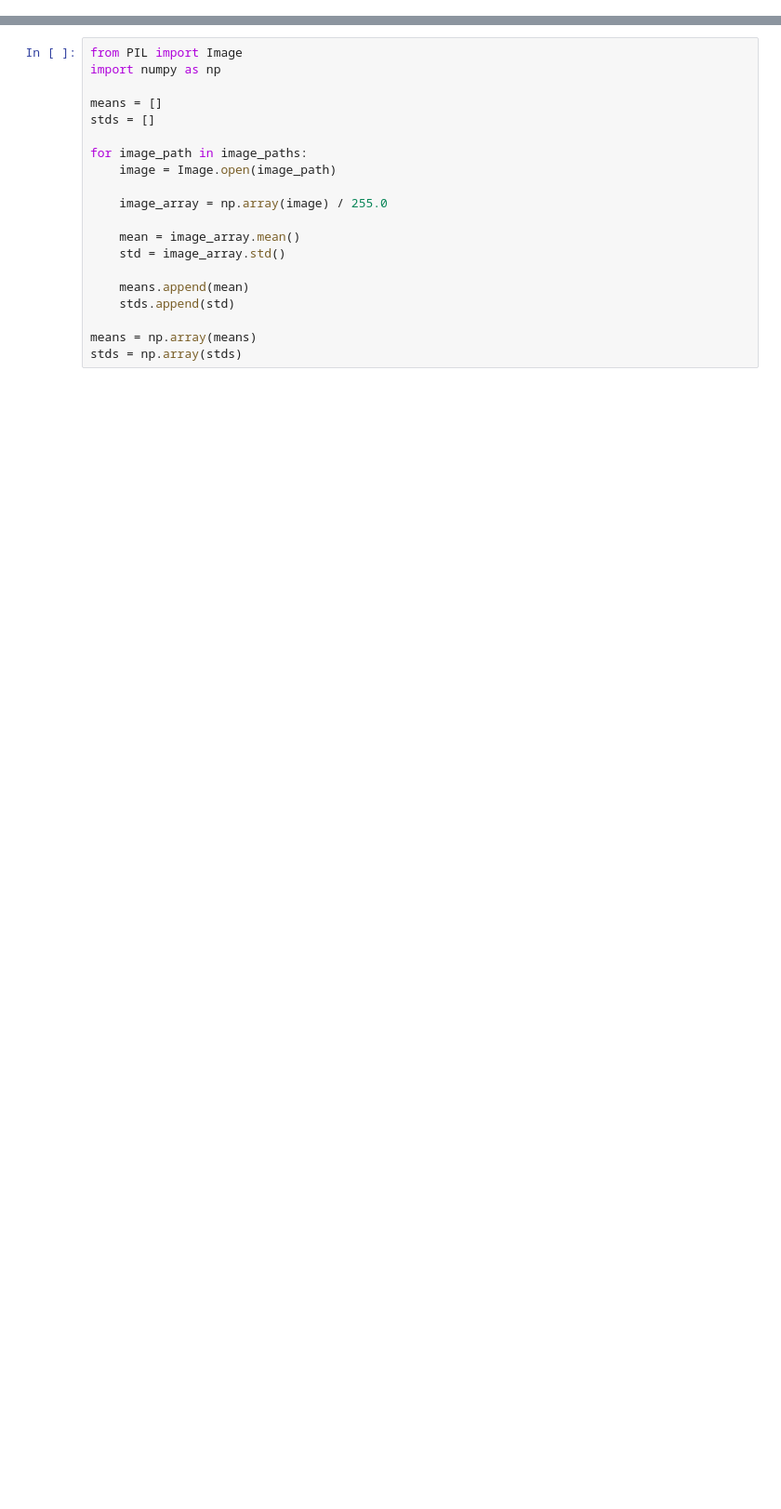
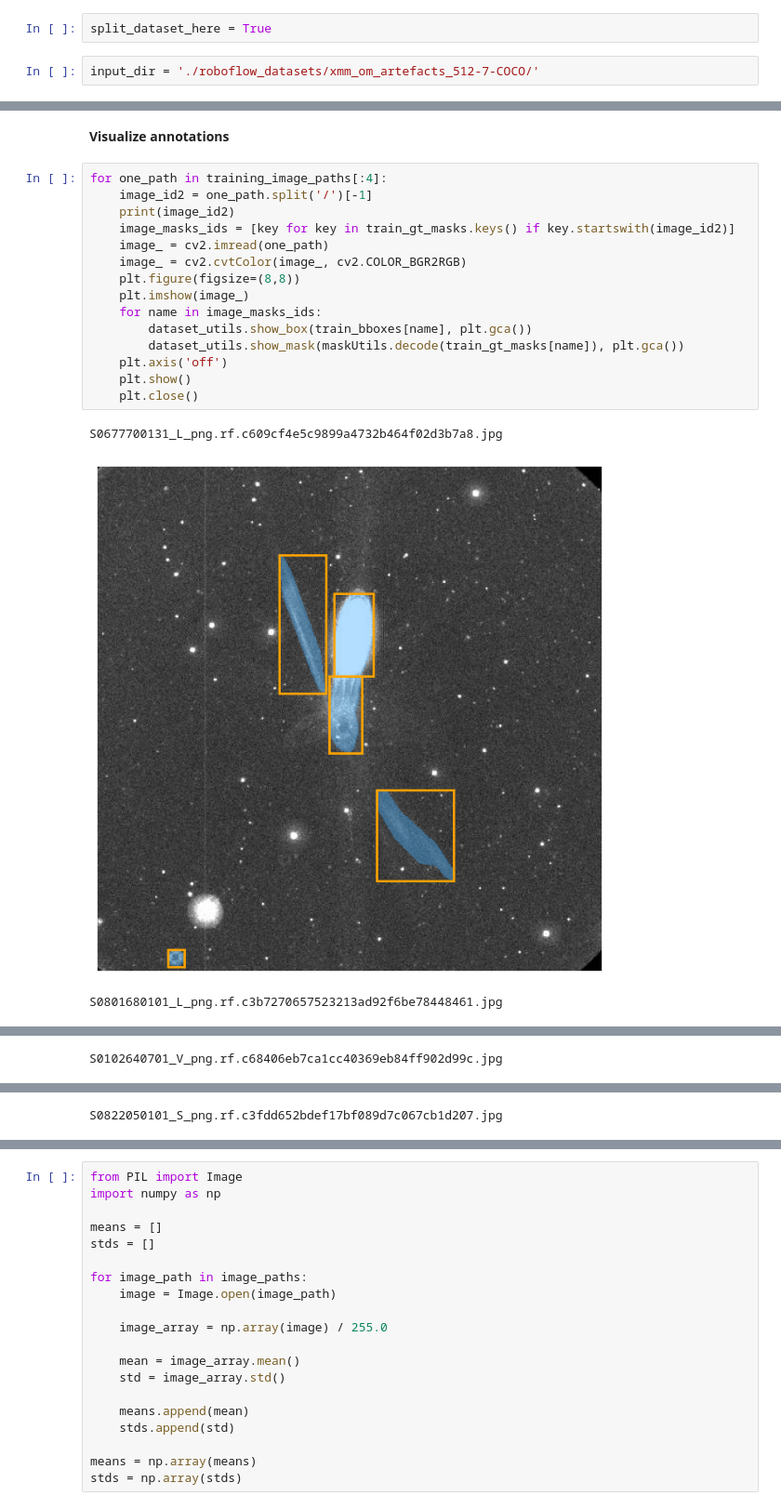
Before and after one commit to ESA-Datalabs/XAMI-model, a Jupyter notebook: ft_MobileSAM_and_classif.ipynb, the cells around one changed output, grey strips where cells are left out. Shown at 93% size. Cells and saved outputs as stored; diff of their text form; blank space fills up the shorter version.

```diff
--- a/ft_MobileSAM_and_classif.ipynb
+++ b/ft_MobileSAM_and_classif.ipynb
@@ -40 +44,5 @@ from predictor_utils import *
+# %%
+split_dataset_here = True
+# %%
+input_dir = './roboflow_datasets/xmm_om_artefacts_512-7-COCO/'
 # %%
@@ -67,0 +99,21 @@ print('before', len(data['annotations']), 'after', len(ground_truth_masks.values
+# %% [markdown]
+**Visualize annotations**
+# %%
+for one_path in training_image_paths[:4]:
+    image_id2 = one_path.split('/')[-1]
+    print(image_id2)
+    image_masks_ids = [key for key in train_gt_masks.keys() if key.startswith(image_id2)]
+    image_ = cv2.imread(one_path)
+    image_ = cv2.cvtColor(image_, cv2.COLOR_BGR2RGB)
+    plt.figure(figsize=(8,8))
+    plt.imshow(image_)
+    for name in image_masks_ids:
+        dataset_utils.show_box(train_bboxes[name], plt.gca())
+        dataset_utils.show_mask(maskUtils.decode(train_gt_masks[name]), plt.gca())
+    plt.axis('off')
+    plt.show()
+    plt.close()
+# %% [output]
+S0677700131_L_png.rf.c609cf4e5c9899a4732b464f02d3b7a8.jpg
+[figure, added]
+S0801680101_L_png.rf.c3b7270657523213ad92f6be78448461.jpg
@@ -67,0 +121 @@ print('before', len(data['annotations']), 'after', len(ground_truth_masks.values
+S0102640701_V_png.rf.c68406eb7ca1cc40369eb84ff902d99c.jpg
@@ -67,0 +123 @@ print('before', len(data['annotations']), 'after', len(ground_truth_masks.values
+S0822050101_S_png.rf.c3fdd652bdef17bf089d7c067cb1d207.jpg
```
Also changed, not shown: parts of 35 cells of this notebook.
